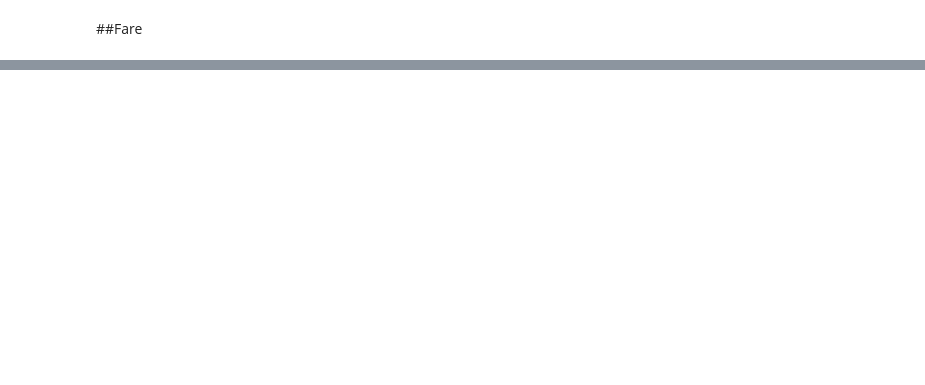
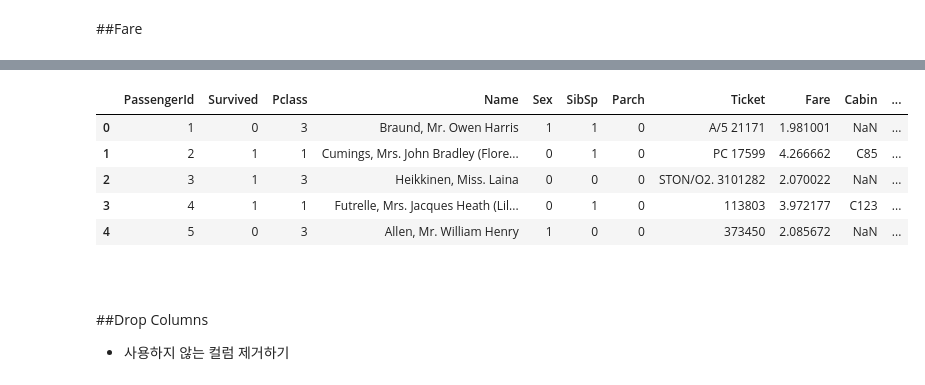
Before and after one commit to HwangHanJae/LearningNote, a Jupyter notebook: titanic_transcription.ipynb, the cells around one changed output, grey strips where cells are left out. Drawn from its saved outputs; the diff is of its cells as text; code cells hidden in the pictures; blank space fills up the shorter version.

```diff
--- a/titanic_transcription.ipynb
+++ b/titanic_transcription.ipynb
@@ -397,0 +554,12 @@ plt.legend(loc='best')
+# %%
+df_train['Initial'] = df_train['Initial'].map({"Master" : 0,
+                         "Miss" : 1,
+                         "Mr" : 2,
+                         "Mrs" : 3,
+                         "Other" : 4})
+
+df_test['Initial'] = df_test['Initial'].map({"Master" : 0,
+                         "Miss" : 1,
+                         "Mr" : 2,
+                         "Mrs" : 3,
+                         "Other" : 4})
@@ -397,0 +568,3 @@ plt.legend(loc='best')
+# %%
+df_train['Embarked'] = df_train["Embarked"].map({"C" : 0, "Q" : 1, "S" : 2})
+df_test['Embarked'] = df_test["Embarked"].map({"C" : 0, "Q" : 1, "S" : 2})
@@ -397,0 +577,3 @@ plt.legend(loc='best')
+# %%
+df_train['Sex'] = df_train['Sex'].map({"male" : 1, "female" : 0})
+df_test['Sex'] = df_test['Sex'].map({"male" : 1, "female" : 0})
@@ -397,0 +619,3 @@ plt.legend(loc='best')
+# %%
+df_train = pd.get_dummies(data=df_train, columns=['Initial', "Embarked"], prefix=["Initial", "Embarked"])
+df_test = pd.get_dummies(data=df_test, columns=['Initial', "Embarked"], prefix=["Initial", "Embarked"])
@@ -397,0 +635,14 @@ plt.legend(loc='best')
+# %%
+df_train.head()
+# %% [output]
+|  | PassengerId | Survived | Pclass | Name | Sex | SibSp | Parch | Ticket | Fare | Cabin | ... |
+| 0 | 1 | 0 | 3 | Braund, Mr. Owen Harris | 1 | 1 | 0 | A/5 21171 | 1.981001 | NaN | ... |
+| 1 | 2 | 1 | 1 | Cumings, Mrs. John Bradley (Flore... | 0 | 1 | 0 | PC 17599 | 4.266662 | C85 | ... |
+| 2 | 3 | 1 | 3 | Heikkinen, Miss. Laina | 0 | 0 | 0 | STON/O2. 3101282 | 2.070022 | NaN | ... |
+| 3 | 4 | 1 | 1 | Futrelle, Mrs. Jacques Heath (Lil... | 0 | 1 | 0 | 113803 | 3.972177 | C123 | ... |
+| 4 | 5 | 0 | 3 | Allen, Mr. William Henry | 1 | 0 | 0 | 373450 | 2.085672 | NaN | ... |
+# %% [markdown]
+#
+# %% [markdown]
+##Drop Columns
+- 사용하지 않는 컬럼 제거하기
```
Also changed, not shown: parts of 42 cells of this notebook.
